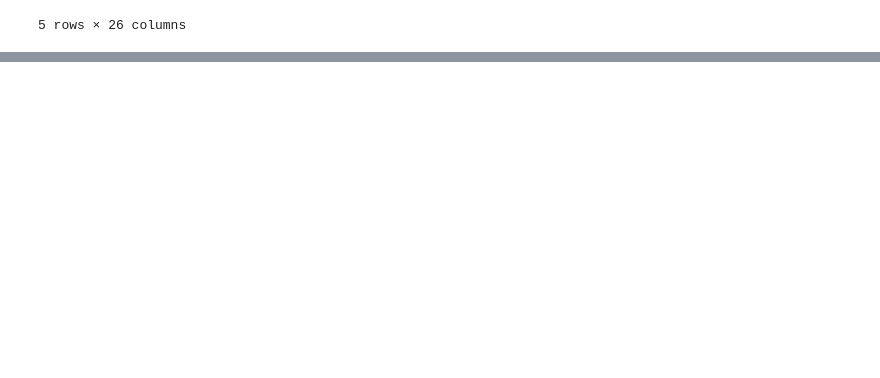
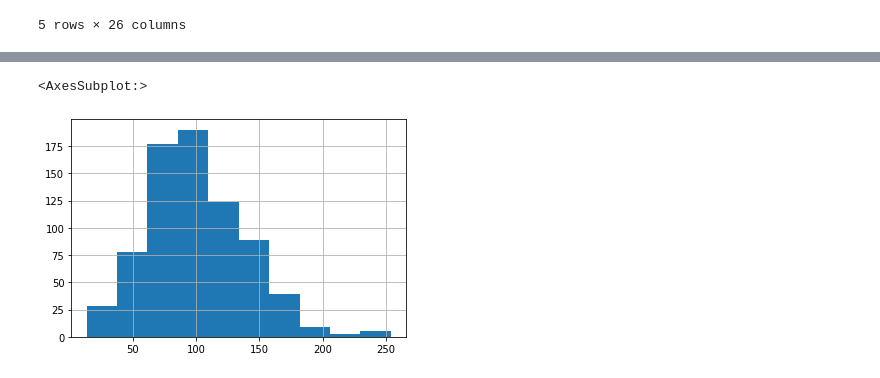
Before and after one commit to annycmg/Salary_Project, a Jupyter notebook: Packages/eda.ipynb, the cells around one changed output, grey strips where cells are left out. Cells and saved outputs as stored; diff of their text form; code cells hidden in the pictures; blank space fills up the shorter version.

```diff
--- a/Packages/eda.ipynb
+++ b/Packages/eda.ipynb
@@ -76,0 +61,5 @@ Name: min_salary, Length: 742, dtype: int64
+# %%
+df.med_salary.hist()
+# %% [output]
+<AxesSubplot:>
+[figure, added]
```
Also changed, not shown: parts of 13 cells of this notebook.
